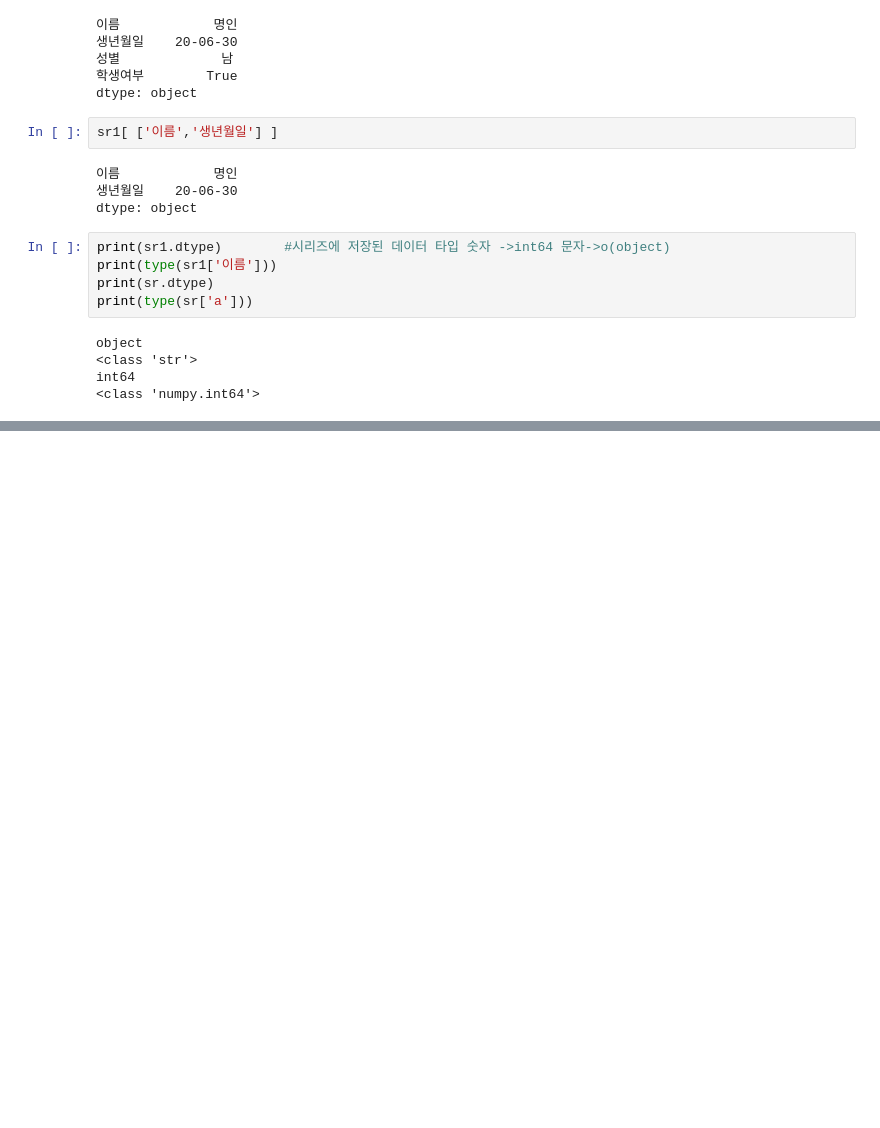
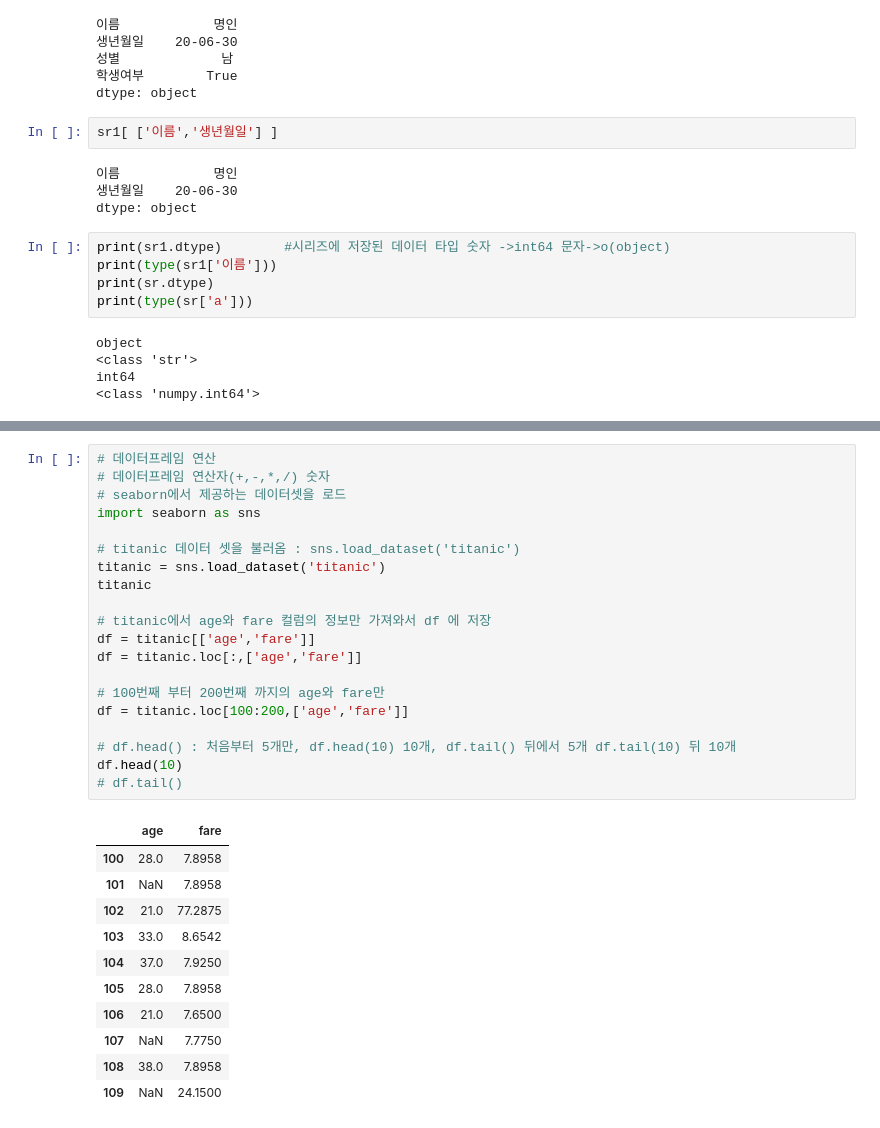
Before and after one commit to hongjaikim/lecture, a Jupyter notebook: pandas.src/day-1.ipynb, the cells around one changed output, grey strips where cells are left out. Saved outputs shown, nothing was run; the diff lists cells and outputs as text; blank space fills up the shorter version.

```diff
--- a/pandas.src/day-1.ipynb
+++ b/pandas.src/day-1.ipynb
@@ -64,0 +558,32 @@ int64
+# %%
+# 데이터프레임 연산
+# 데이터프레임 연산자(+,-,*,/) 숫자
+# seaborn에서 제공하는 데이터셋을 로드
+import seaborn as sns
+
+# titanic 데이터 셋을 불러옴 : sns.load_dataset('titanic')
+titanic = sns.load_dataset('titanic')
+titanic
+
+# titanic에서 age와 fare 컬럼의 정보만 가져와서 df 에 저장
+df = titanic[['age','fare']]
+df = titanic.loc[:,['age','fare']]
+
+# 100번째 부터 200번째 까지의 age와 fare만
+df = titanic.loc[100:200,['age','fare']]
+
+# df.head() : 처음부터 5개만, df.head(10) 10개, df.tail() 뒤에서 5개 df.tail(10) 뒤 10개
+df.head(10)
+# df.tail()
+# %% [output]
+|  | age | fare |
+| 100 | 28.0 | 7.8958 |
+| 101 | NaN | 7.8958 |
+| 102 | 21.0 | 77.2875 |
+| 103 | 33.0 | 8.6542 |
+| 104 | 37.0 | 7.9250 |
+| 105 | 28.0 | 7.8958 |
+| 106 | 21.0 | 7.6500 |
+| 107 | NaN | 7.7750 |
+| 108 | 38.0 | 7.8958 |
+| 109 | NaN | 24.1500 |
```
Also changed, not shown: parts of 41 cells of this notebook.
